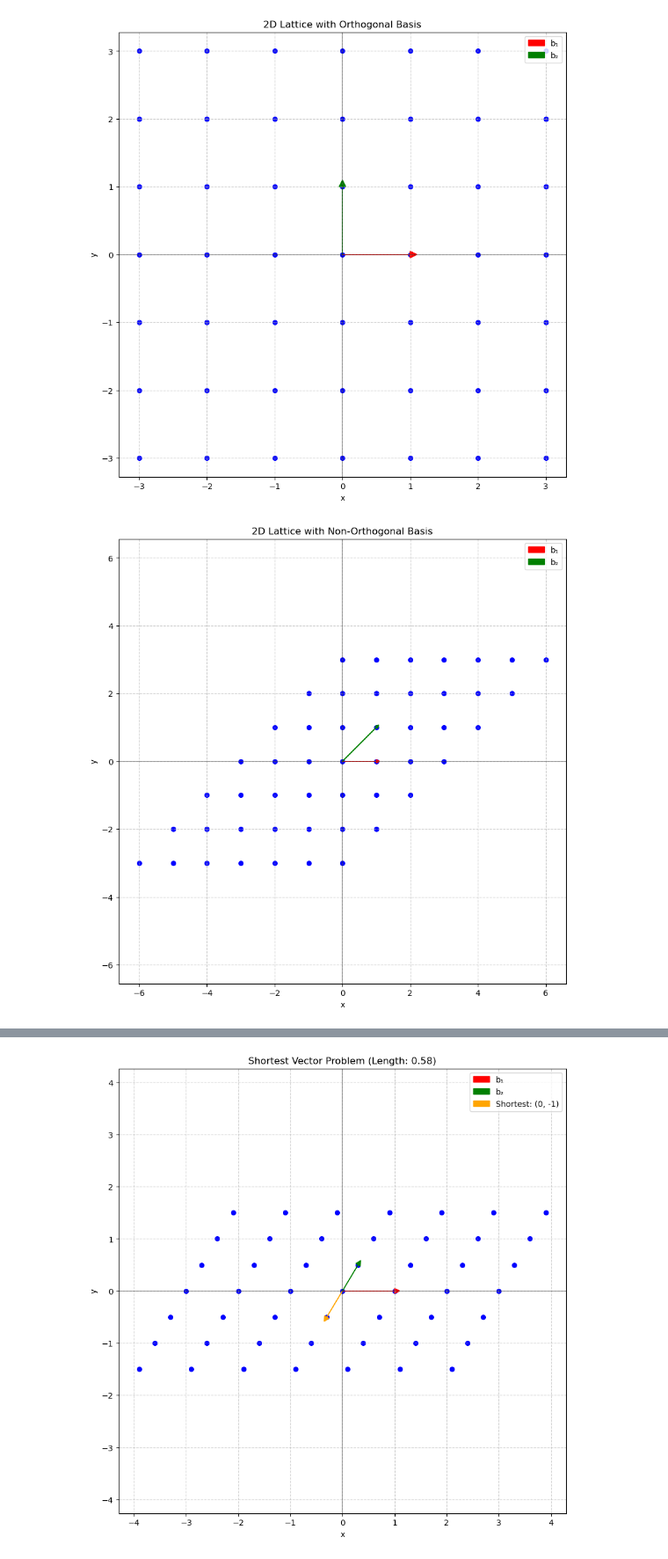
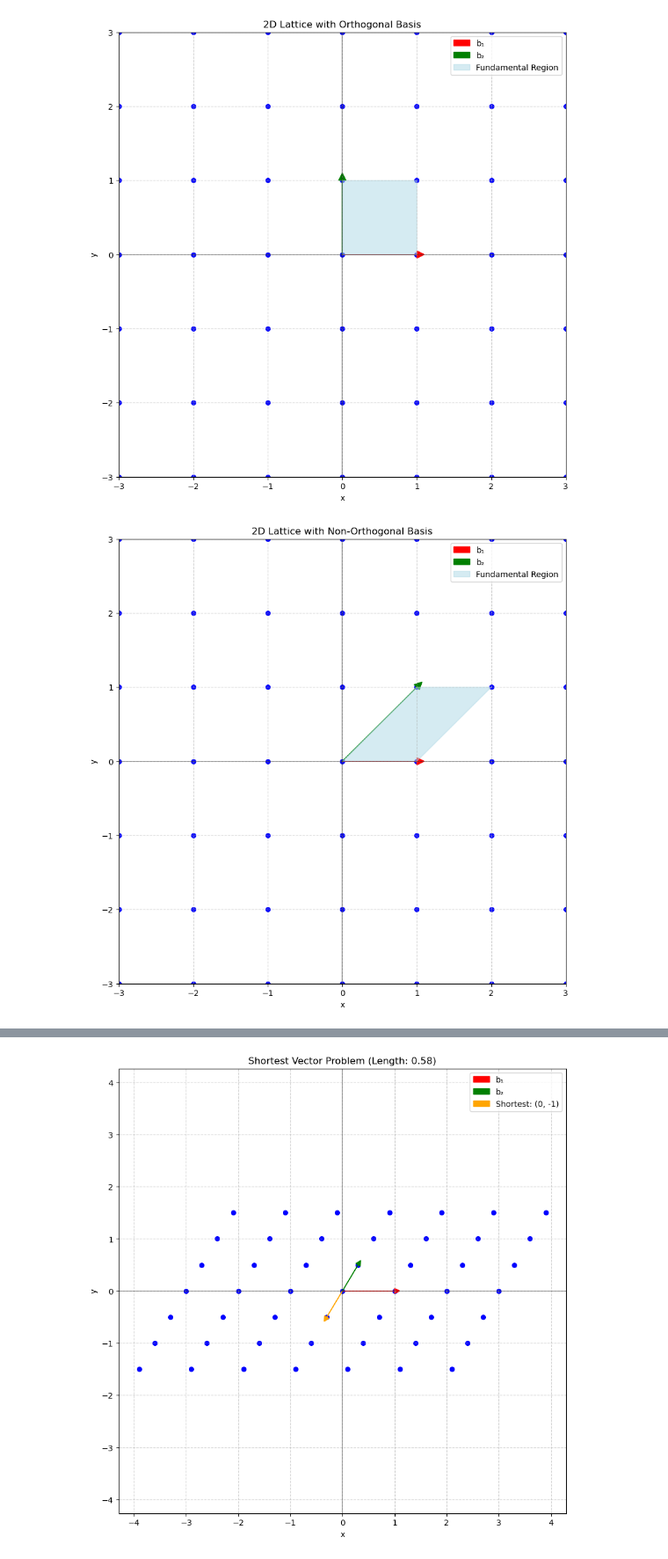
Before and after one commit to pink-iguana/akuna-presentation, a Jupyter notebook: lattice_reduction_LLL.ipynb, the cells around one changed output, grey strips where cells are left out. Shown: that part at 88% size. Saved outputs shown, nothing was run; the diff lists cells and outputs as text; code cells hidden in the pictures.

Commit message:
Added explanation about lattice bases

```diff
--- a/lattice_reduction_LLL.ipynb
+++ b/lattice_reduction_LLL.ipynb
@@ -24,5 +26,9 @@ $$ L(\mathbf{b}_1, \ldots, \mathbf{b}d) = \sum{i=1}^{d} a_i\mathbf{b}_i \mid a_i
 # %%
-def plot_2d_lattice(basis, limits=3, title="2D Lattice"):
+# Function to plot a 2D lattice
+from sympy import li
+
+
+def plot_2d_lattice(basis, limits=6, title="2D Lattice"):
     """Plot a 2D lattice with the given basis."""
     # Create a figure
     plt.figure(figsize=(10, 10))
@@ -36,38 +42,50 @@ def plot_2d_lattice(basis, limits=3, title="2D Lattice"):
 
     # Convert to numpy array for easier manipulation
     points = np.array(points)
 
     # Plot the lattice points
     plt.scatter(points[:, 0], points[:, 1], c='blue', s=30)
 
     # Plot the basis vectors
     plt.arrow(0, 0, basis[0][0], basis[0][1], head_width=0.1, head_length=0.1, fc='red', ec='red', label='b₁')
     plt.arrow(0, 0, basis[1][0], basis[1][1], head_width=0.1, head_length=0.1, fc='green', ec='green', label='b₂')
 
     # Add grid, labels, and title
     plt.grid(True, linestyle='--', alpha=0.6)
     plt.xlabel('x')
     plt.ylabel('y')
     plt.title(title)
     plt.axhline(y=0, color='k', linestyle='-', alpha=0.3)
     plt.axvline(x=0, color='k', linestyle='-', alpha=0.3)
+
+    plt.xlim(-3, 3)
+    plt.ylim(-3, 3)
+
+    # shade fundamental region of the lattice
+    corners = np.array([
+        [0, 0],
+        basis[0],
+        basis[0] + basis[1],
+        basis[1]
+    ])
+    plt.fill(corners[:, 0], corners[:, 1], color='lightblue', alpha=0.5, label='Fundamental Region')
+
+    # # Set equal aspect ratio
+    # plt.axis('equal')
     plt.legend()
-
-    # Set equal aspect ratio
-    plt.axis('equal')
     plt.show()
 
 # Example: Good basis
 good_basis = np.array([[1, 0], [0, 1]])
 plot_2d_lattice(good_basis, title="2D Lattice with Orthogonal Basis")
 
 # Example: Bad basis
 bad_basis = np.array([[1, 0], [1, 1]])
 plot_2d_lattice(bad_basis, title="2D Lattice with Non-Orthogonal Basis")
 
-# Example: Very skewed basis
-skewed_basis = np.array([[1, 0], [20, 1]])
-plot_2d_lattice(skewed_basis, title="2D Lattice with Highly Skewed Basis")
+# # Example: Very skewed basis
+# skewed_basis = np.array([[1, 0], [20, 1]])
+# plot_2d_lattice(skewed_basis, title="2D Lattice with Highly Skewed Basis")
 # %% [output]
-[figure, old version]
+[figure, new version]
-[figure, old version]
+[figure, new version]
```
Also changed, not shown: parts of 6 cells of this notebook.
